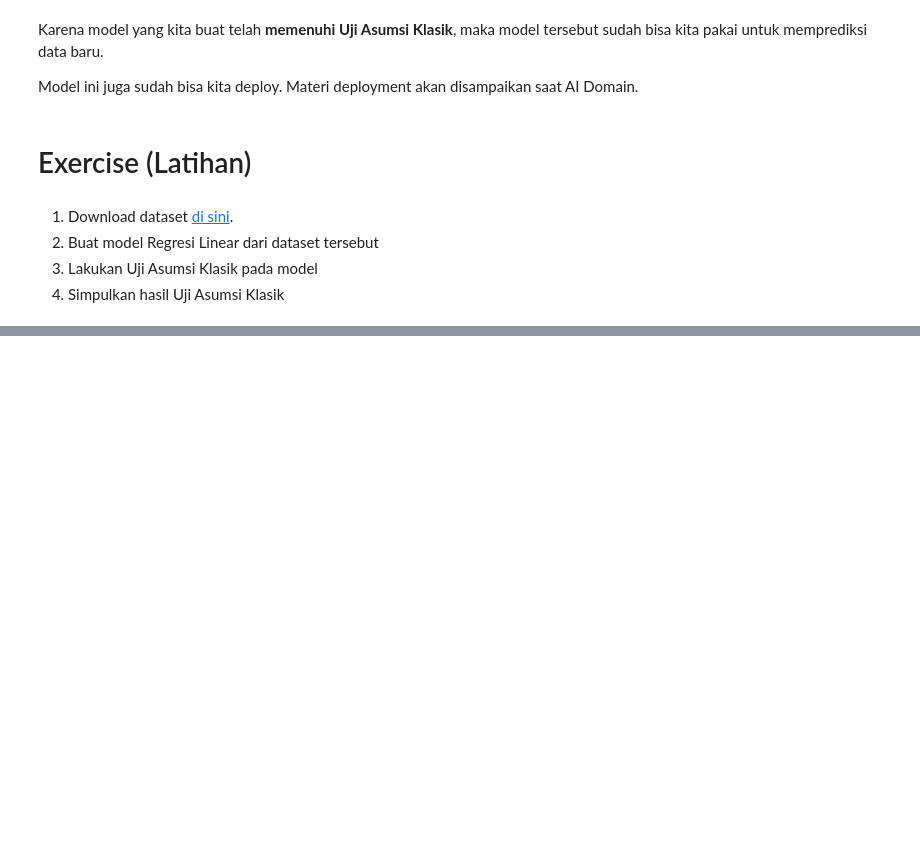
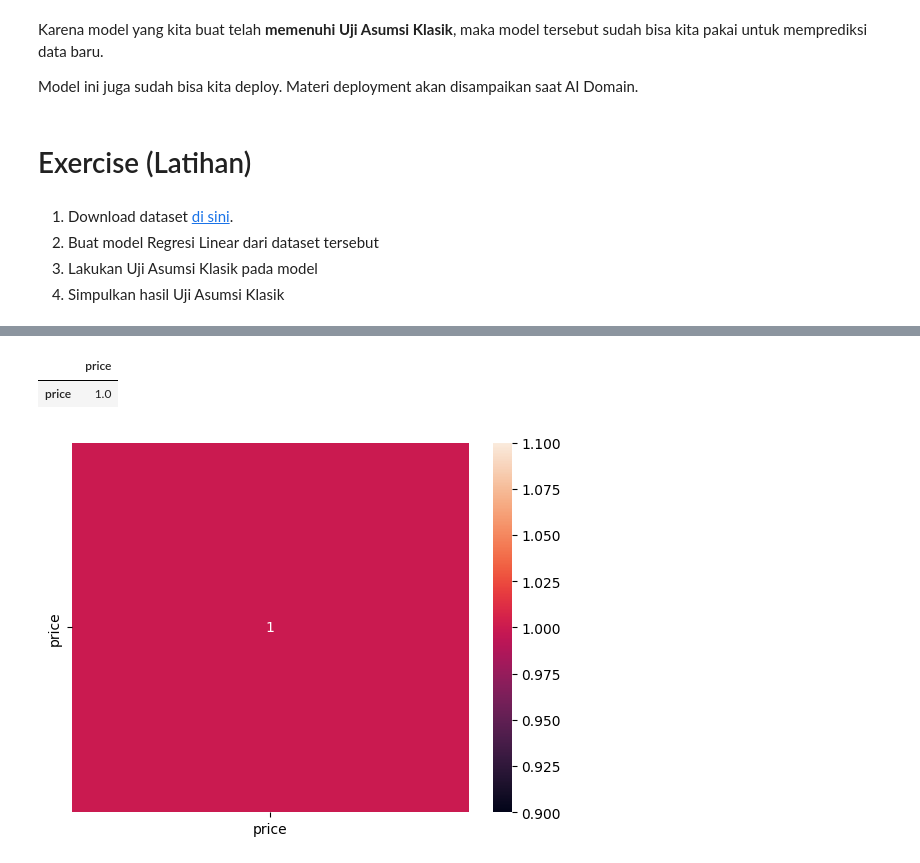
Before and after one commit to qasthi521/cosmic-Orbit-AI, a Jupyter notebook: Copy_of_ML_1_Korelasi_dan_Regresi.ipynb, the cells around one changed output, grey strips where cells are left out. Saved outputs shown, nothing was run; the diff lists cells and outputs as text; code cells hidden in the pictures; blank space fills up the shorter version.

```diff
--- a/Copy_of_ML_1_Korelasi_dan_Regresi.ipynb
+++ b/Copy_of_ML_1_Korelasi_dan_Regresi.ipynb
@@ -531,5 +530,5 @@ Downloaded: 1 files, 89K in 0.04s (2.28 MB/s)
 # %%
 #load Dataset
-data = pd.read_csv('KCHouse.csv')
+data = pd.read_csv('https://raw.githubusercontent.com/rasyidev/well-known-datasets/main/kc_house_3_features.csv')
 data.head()
 # %% [output]
@@ -536,0 +541,13 @@ FileNotFoundError: [Errno 2] No such file or directory: 'KCHouse.csv'
+# %%
+#analisis korelasi
+data=data.select_dtypes(include=[float])
+data.corr()
+# %% [output]
+|  | price |
+| price | 1.0 |
+# %%
+#visualisasi heatmap
+sns.heatmap(data.corr(), annot=True)
+plt.show()
+# %% [output]
+[figure, added]
```
Also changed, not shown: parts of 4 cells of this notebook.
